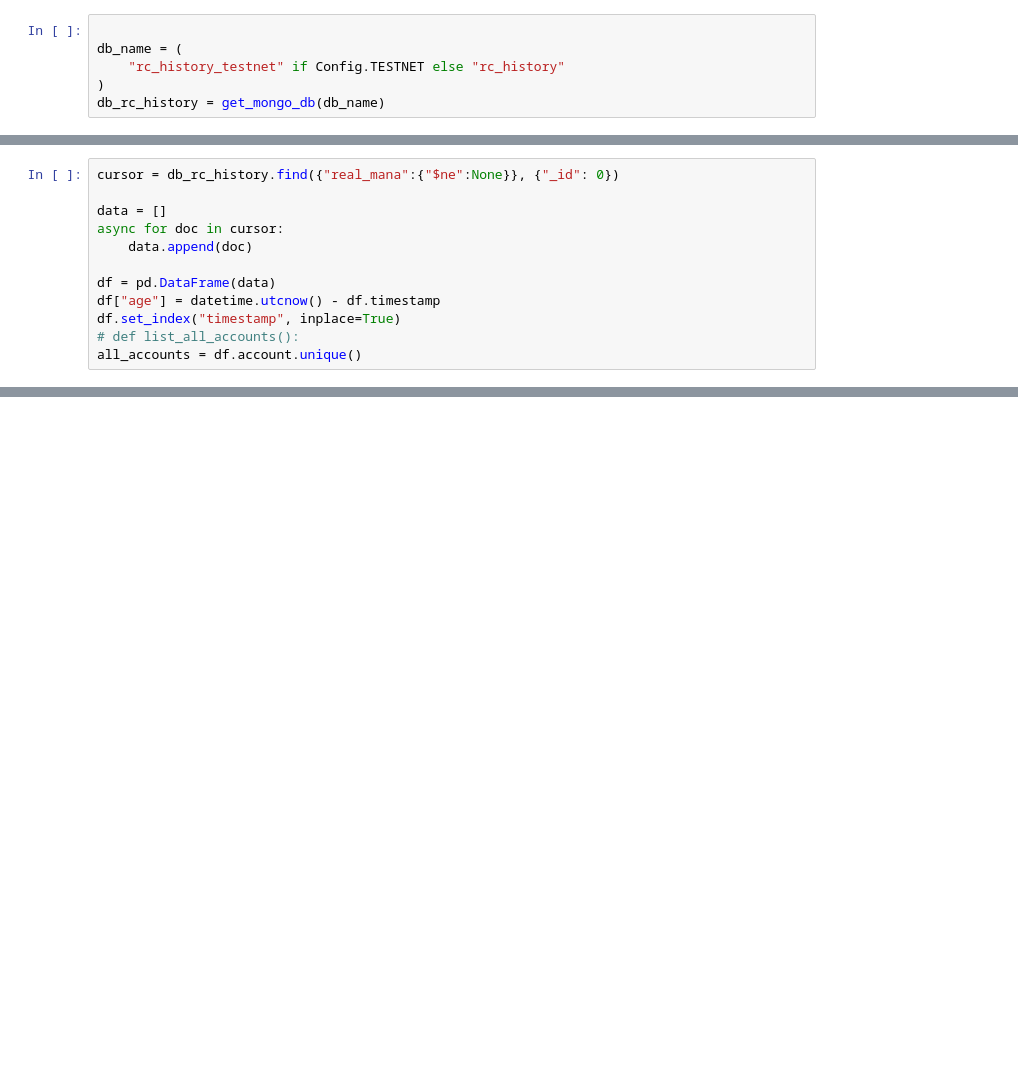
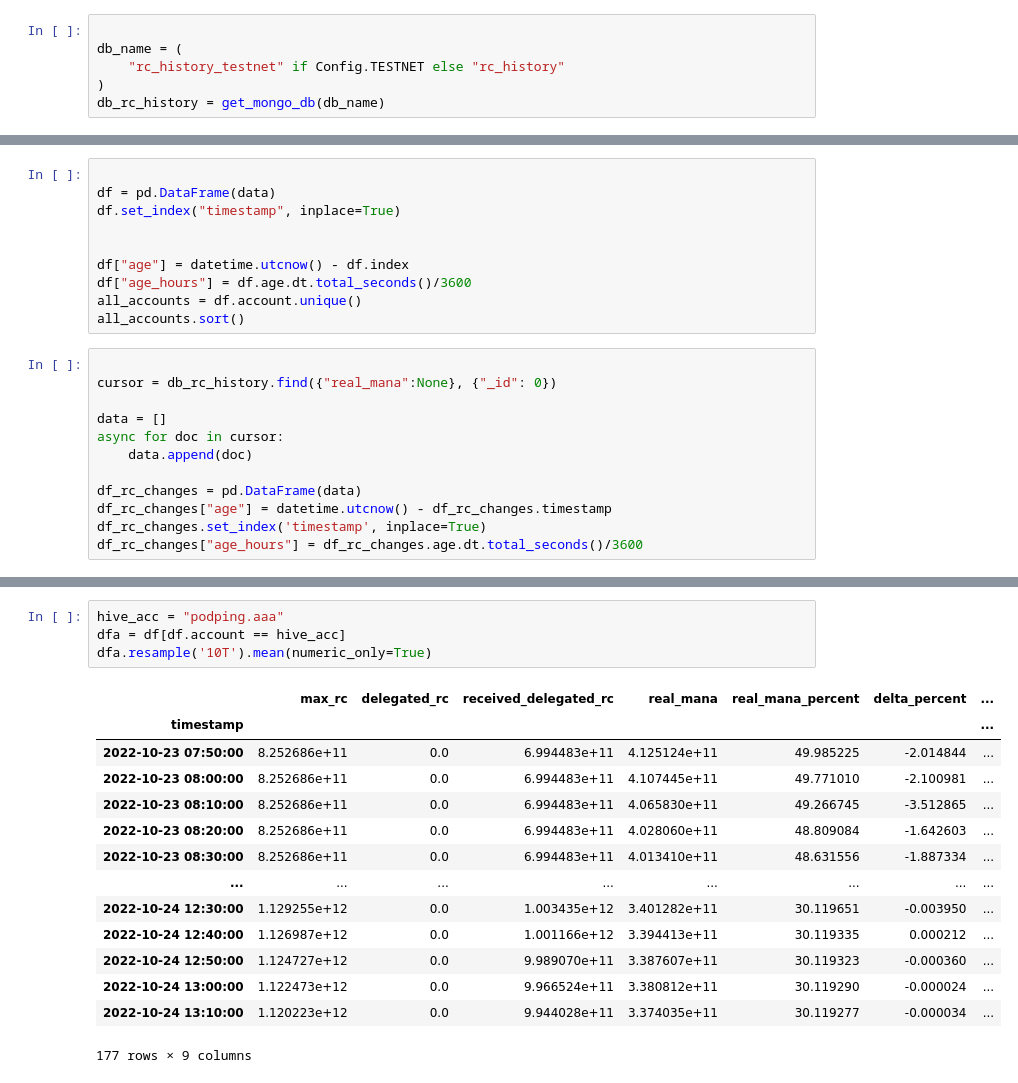
Before and after one commit to brianoflondon/hive-rc-auto, a Jupyter notebook: src/hive_rc_auto/data_experiments.ipynb, the cells around one changed output, grey strips where cells are left out. Drawn from its saved outputs; the diff is of its cells as text; blank space fills up the shorter version.

Commit message:
working on streamlit
Signed-off-by: Brian of London <brian@podping.org>

```diff
--- a/src/hive_rc_auto/data_experiments.ipynb
+++ b/src/hive_rc_auto/data_experiments.ipynb
@@ -16,12 +22,22 @@ db_rc_history = get_mongo_db(db_name)
+# %%
+
+df = pd.DataFrame(data)
+df.set_index("timestamp", inplace=True)
+
+
+df["age"] = datetime.utcnow() - df.index
+df["age_hours"] = df.age.dt.total_seconds()/3600
+all_accounts = df.account.unique()
+all_accounts.sort()
 # %%
-cursor = db_rc_history.find({"real_mana":{"$ne":None}}, {"_id": 0})
+
+cursor = db_rc_history.find({"real_mana":None}, {"_id": 0})
 
 data = []
 async for doc in cursor:
     data.append(doc)
 
-df = pd.DataFrame(data)
-df["age"] = datetime.utcnow() - df.timestamp
-df.set_index("timestamp", inplace=True)
-# def list_all_accounts():
-all_accounts = df.account.unique()
+df_rc_changes = pd.DataFrame(data)
+df_rc_changes["age"] = datetime.utcnow() - df_rc_changes.timestamp
+df_rc_changes.set_index('timestamp', inplace=True)
+df_rc_changes["age_hours"] = df_rc_changes.age.dt.total_seconds()/3600
@@ -74,3 +67,22 @@ for index, row in df_rc_change.iterrows():
+# %%
+hive_acc = "podping.aaa"
+dfa = df[df.account == hive_acc]
+dfa.resample('10T').mean(numeric_only=True)
+# %% [output]
+|  | max_rc | delegated_rc | received_delegated_rc | real_mana | real_mana_percent | delta_percent | ... |
+| timestamp |  |  |  |  |  |  | ... |
+| 2022-10-23 07:50:00 | 8.252686e+11 | 0.0 | 6.994483e+11 | 4.125124e+11 | 49.985225 | -2.014844 | ... |
+| 2022-10-23 08:00:00 | 8.252686e+11 | 0.0 | 6.994483e+11 | 4.107445e+11 | 49.771010 | -2.100981 | ... |
+| 2022-10-23 08:10:00 | 8.252686e+11 | 0.0 | 6.994483e+11 | 4.065830e+11 | 49.266745 | -3.512865 | ... |
+| 2022-10-23 08:20:00 | 8.252686e+11 | 0.0 | 6.994483e+11 | 4.028060e+11 | 48.809084 | -1.642603 | ... |
+| 2022-10-23 08:30:00 | 8.252686e+11 | 0.0 | 6.994483e+11 | 4.013410e+11 | 48.631556 | -1.887334 | ... |
+| ... | ... | ... | ... | ... | ... | ... | ... |
+| 2022-10-24 12:30:00 | 1.129255e+12 | 0.0 | 1.003435e+12 | 3.401282e+11 | 30.119651 | -0.003950 | ... |
+| 2022-10-24 12:40:00 | 1.126987e+12 | 0.0 | 1.001166e+12 | 3.394413e+11 | 30.119335 | 0.000212 | ... |
+| 2022-10-24 12:50:00 | 1.124727e+12 | 0.0 | 9.989070e+11 | 3.387607e+11 | 30.119323 | -0.000360 | ... |
+| 2022-10-24 13:00:00 | 1.122473e+12 | 0.0 | 9.966524e+11 | 3.380812e+11 | 30.119290 | -0.000024 | ... |
+| 2022-10-24 13:10:00 | 1.120223e+12 | 0.0 | 9.944028e+11 | 3.374035e+11 | 30.119277 | -0.000034 | ... |
+177 rows × 9 columns
 # %%
 for hive_acc in all_accounts:
     dfa = df[df.account == hive_acc]
```
Also changed, not shown: parts of 7 cells of this notebook, 2 other files.
